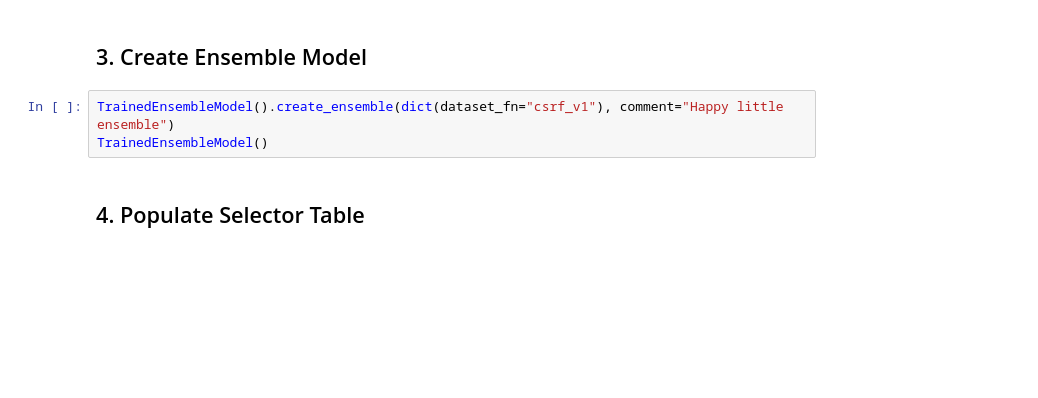
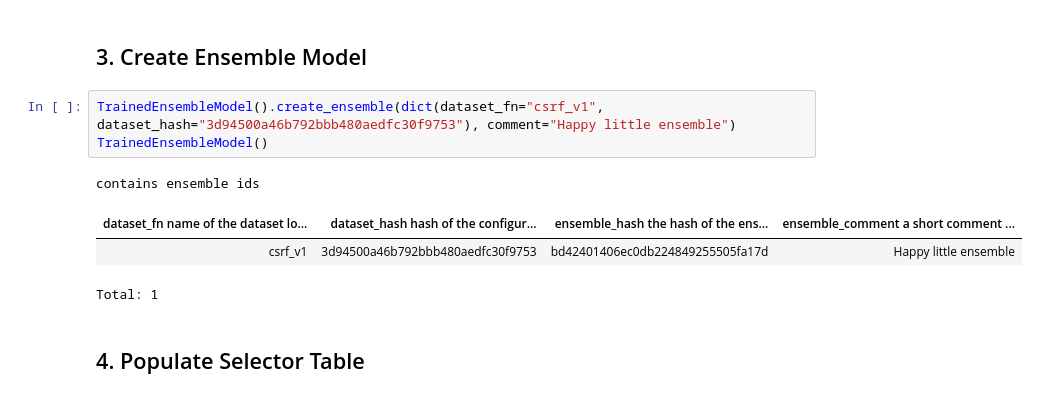
Before and after one commit to sinzlab/mei, a Jupyter notebook: mei_demo.ipynb, the cells around one changed output. Cells and saved outputs as stored; diff of their text form; blank space fills up the shorter version.

```diff
--- a/mei_demo.ipynb
+++ b/mei_demo.ipynb
@@ -52,8 +71,13 @@ MEISeed().drop()
 # %% [markdown]
 ## 3. Create Ensemble Model
 # %%
-TrainedEnsembleModel().create_ensemble(dict(dataset_fn="csrf_v1"), comment="Happy little ensemble")
+TrainedEnsembleModel().create_ensemble(dict(dataset_fn="csrf_v1", dataset_hash="3d94500a46b792bbb480aedfc30f9753"), comment="Happy little ensemble")
 TrainedEnsembleModel()
+# %% [output]
+contains ensemble ids
+| dataset_fn name of the dataset lo... | dataset_hash hash of the configur... | ensemble_hash the hash of the ens... | ensemble_comment a short comment ... |
+| csrf_v1 | 3d94500a46b792bbb480aedfc30f9753 | bd42401406ec0db224849255505fa17d | Happy little ensemble |
+Total: 1
 # %% [markdown]
 ## 4. Populate Selector Table
 # %%
```
Also changed, not shown: parts of 9 cells of this notebook, 2 other files.
